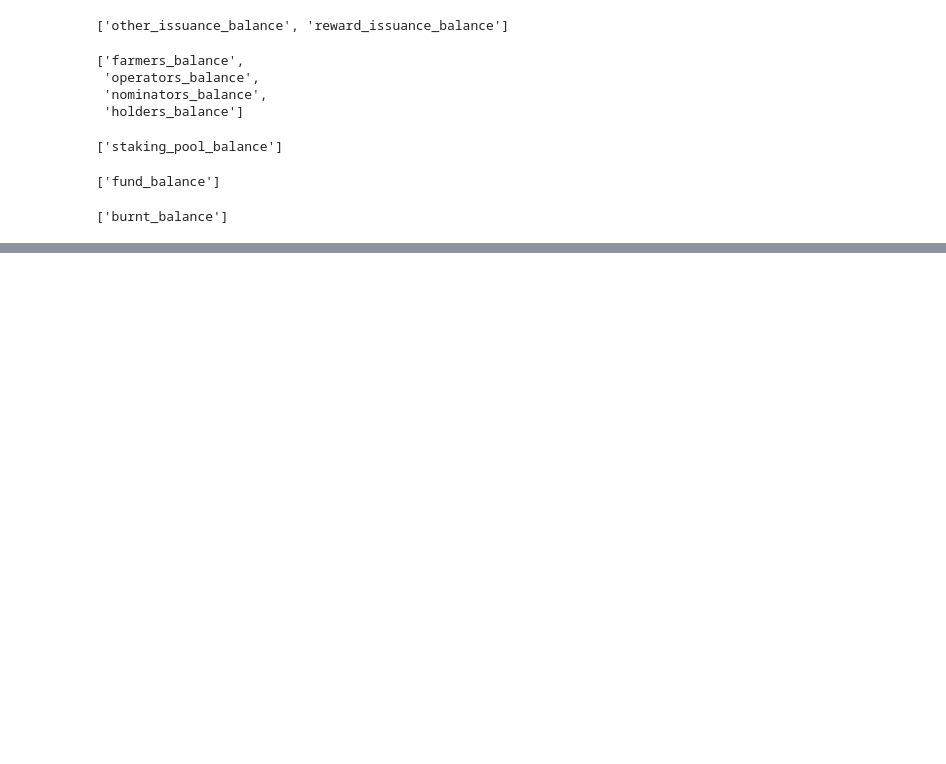
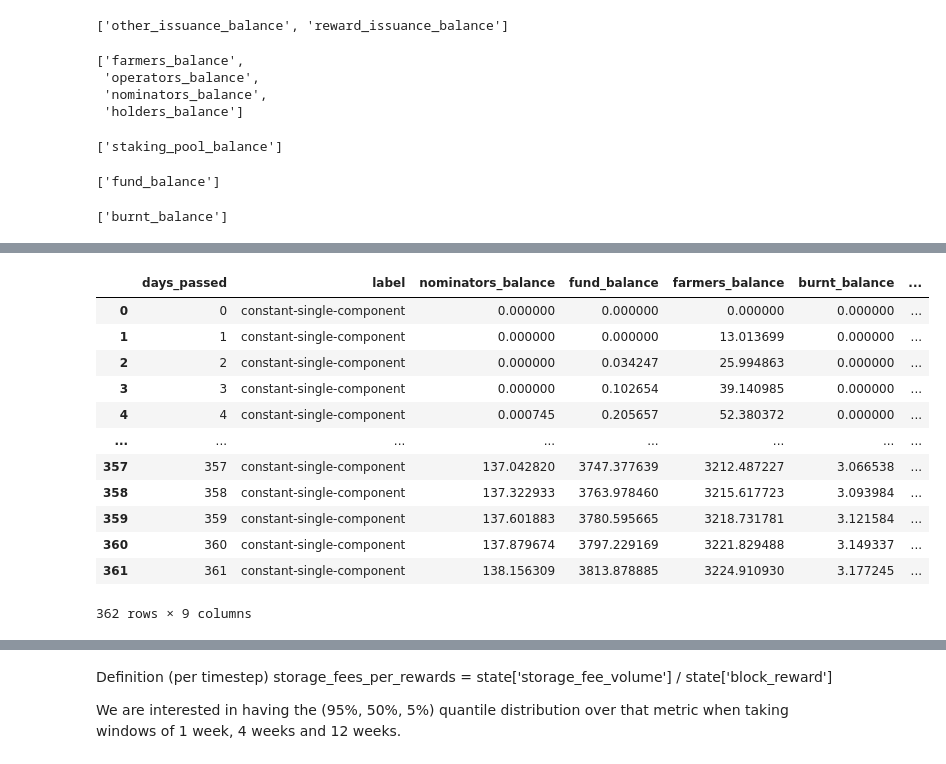
Before and after one commit to BlockScience/subspace, a Jupyter notebook: notebooks/10-reference_subsidy_sweep.ipynb, the cells around one changed output, grey strips where cells are left out. Saved outputs shown, nothing was run; the diff lists cells and outputs as text; code cells hidden in the pictures; blank space fills up the shorter version.

```diff
--- a/notebooks/10-reference_subsidy_sweep.ipynb
+++ b/notebooks/10-reference_subsidy_sweep.ipynb
@@ -340,6 +366,22 @@ layout = hv.Layout(violin_list).cols(1)
 layout
 # %% [output]
 [interactive output not drawn]
+# %%
+[label for name, label in box_df.reset_index().groupby('label')][0]
+# %% [output]
+|  | days_passed | label | nominators_balance | fund_balance | farmers_balance | burnt_balance | ... |
+| 0 | 0 | constant-single-component | 0.000000 | 0.000000 | 0.000000 | 0.000000 | ... |
+| 1 | 1 | constant-single-component | 0.000000 | 0.000000 | 13.013699 | 0.000000 | ... |
+| 2 | 2 | constant-single-component | 0.000000 | 0.034247 | 25.994863 | 0.000000 | ... |
+| 3 | 3 | constant-single-component | 0.000000 | 0.102654 | 39.140985 | 0.000000 | ... |
+| 4 | 4 | constant-single-component | 0.000745 | 0.205657 | 52.380372 | 0.000000 | ... |
+| ... | ... | ... | ... | ... | ... | ... | ... |
+| 357 | 357 | constant-single-component | 137.042820 | 3747.377639 | 3212.487227 | 3.066538 | ... |
+| 358 | 358 | constant-single-component | 137.322933 | 3763.978460 | 3215.617723 | 3.093984 | ... |
+| 359 | 359 | constant-single-component | 137.601883 | 3780.595665 | 3218.731781 | 3.121584 | ... |
+| 360 | 360 | constant-single-component | 137.879674 | 3797.229169 | 3221.829488 | 3.149337 | ... |
+| 361 | 361 | constant-single-component | 138.156309 | 3813.878885 | 3224.910930 | 3.177245 | ... |
+362 rows × 9 columns
 # %%
 line_list = [hv.Overlay([fan_chart_quantile(label, column) for column in label.columns if column not in ['label', 'days_passed']]).opts(title=f'SSC Balances {name}', legend_opts={'location':'top_left'}) for name, label in box_df.reset_index().groupby('label')]
 layout = hv.Layout(line_list).cols(1)
@@ -361,3 +403,7 @@ layout = hv.Layout(line_list).cols(2).opts(shared_axes=False)
 layout
 # %% [output]
 [interactive output not drawn]
+# %% [markdown]
+Definition (per timestep) storage_fees_per_rewards = state['storage_fee_volume'] / state['block_reward']
+
+We are interested in having the (95%, 50%, 5%) quantile distribution over that metric when taking windows of 1 week, 4 weeks and 12 weeks.
```
Also changed, not shown: parts of 23 cells of this notebook, 4 other files.
